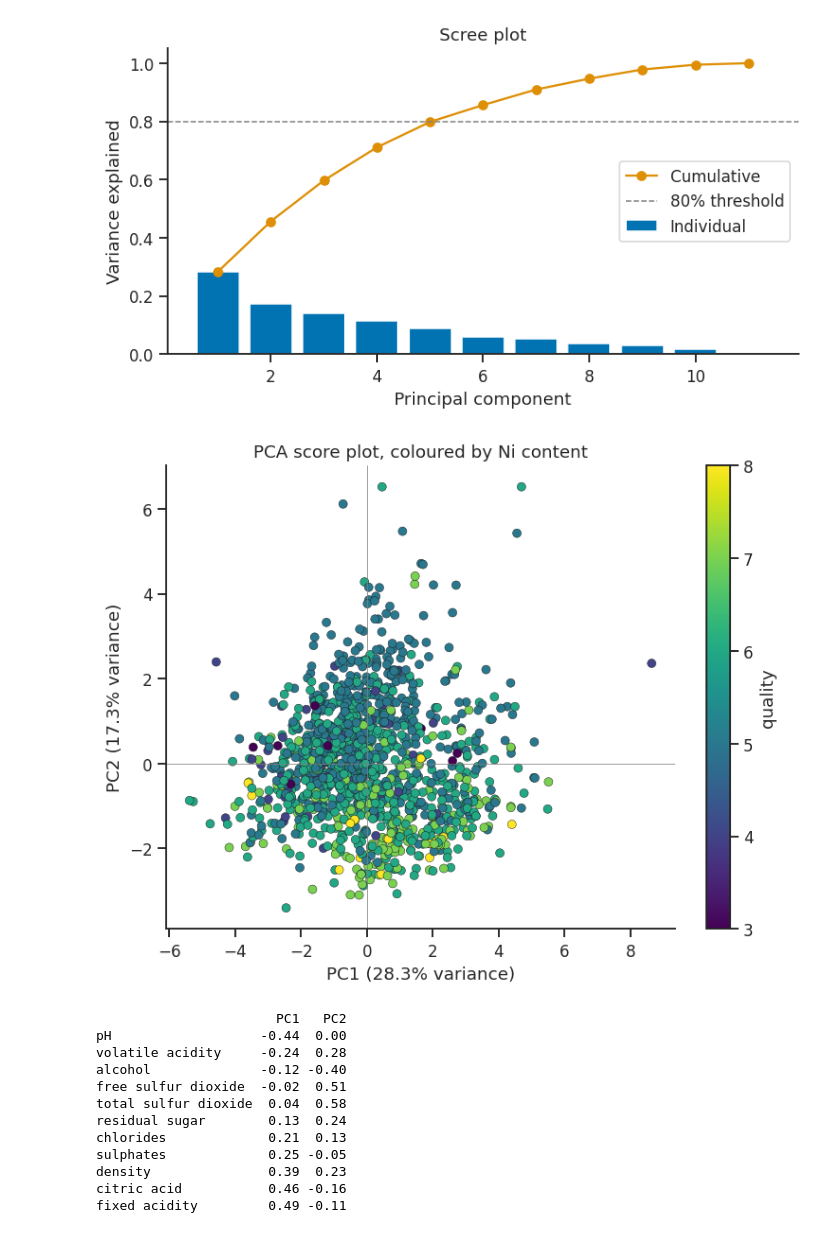
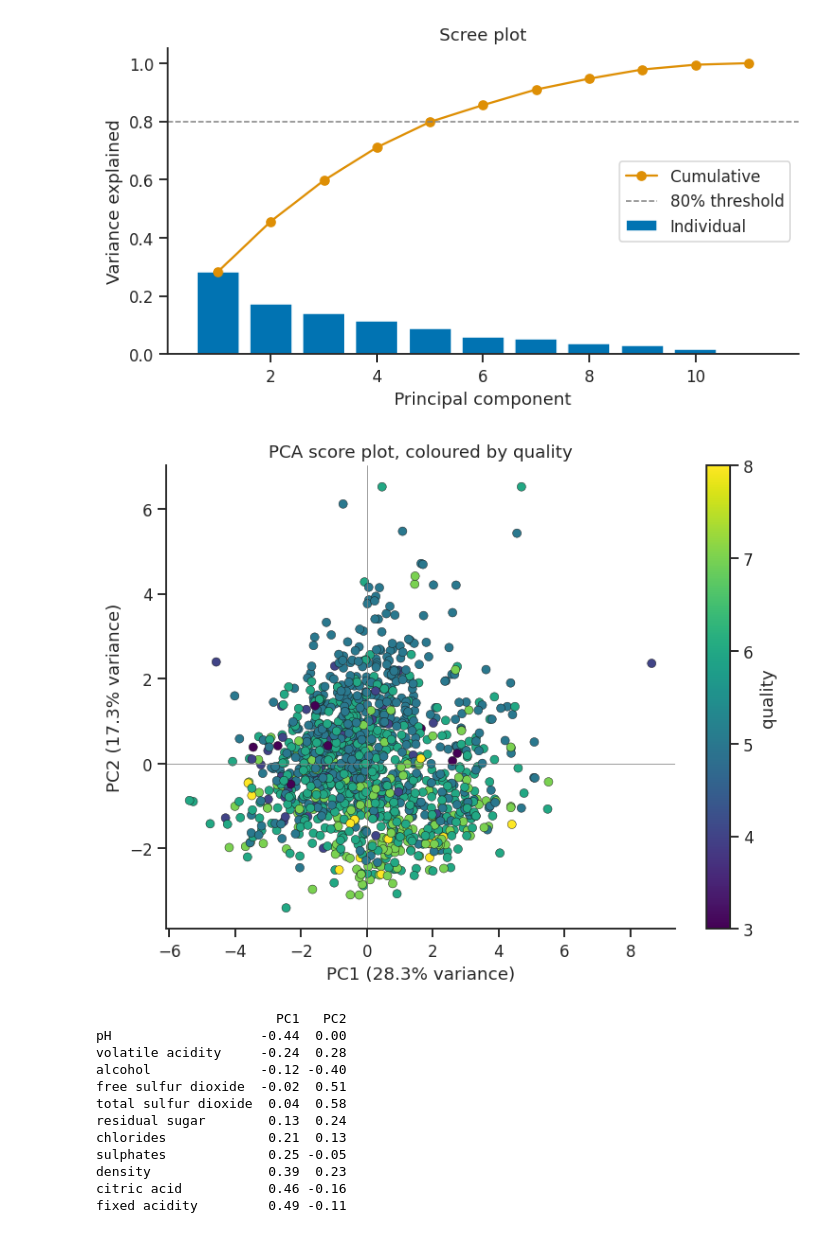
Before and after one commit to rasmus-kstud/1kb570_2026, a Jupyter notebook: Labs/02_modelling_wine_quality/starter_notebook.ipynb, the cells around one changed output. Cells and saved outputs as stored; diff of their text form; code cells hidden in the pictures.

```diff
--- a/Labs/02_modelling_wine_quality/starter_notebook.ipynb
+++ b/Labs/02_modelling_wine_quality/starter_notebook.ipynb
@@ -191,23 +191,23 @@ plt.show()
 # %%
 # TODO: score plot -- PC1 vs PC2, colour the points by `quality`
 # (a continuous colourmap, e.g. cmap='viridis', works well for an ordinal 0-10 score)
 
 df_scores = pd.DataFrame(scores_sklearn[:, :3], columns=['PC1', 'PC2', 'PC3'])
 df_scores['quality'] = df['quality'].values
 
 fig, ax = plt.subplots(figsize=(7, 5.5))
 sc = ax.scatter(df_scores['PC1'], df_scores['PC2'], c=df_scores['quality'],
                  cmap='viridis', s=35, edgecolor='k', linewidth=0.3)
 ax.set_xlabel(f'PC1 ({pca_sklearn.explained_variance_ratio_[0]:.1%} variance)')
 ax.set_ylabel(f'PC2 ({pca_sklearn.explained_variance_ratio_[1]:.1%} variance)')
-ax.set_title('PCA score plot, coloured by Ni content')
+ax.set_title('PCA score plot, coloured by quality')
 ax.axhline(0, color='gray', lw=0.5); ax.axvline(0, color='gray', lw=0.5)
 plt.colorbar(sc, label='quality')
 sns.despine(ax=ax)
 plt.tight_layout()
 plt.show()
 # %% [output]
-[figure, old version]
+[figure, new version]
 # %%
 # TODO: loading plot for PC1 vs PC2 -- which variables have the largest
 # loadings, and in which direction?
```
Also changed, not shown: parts of 2 cells of this notebook.
